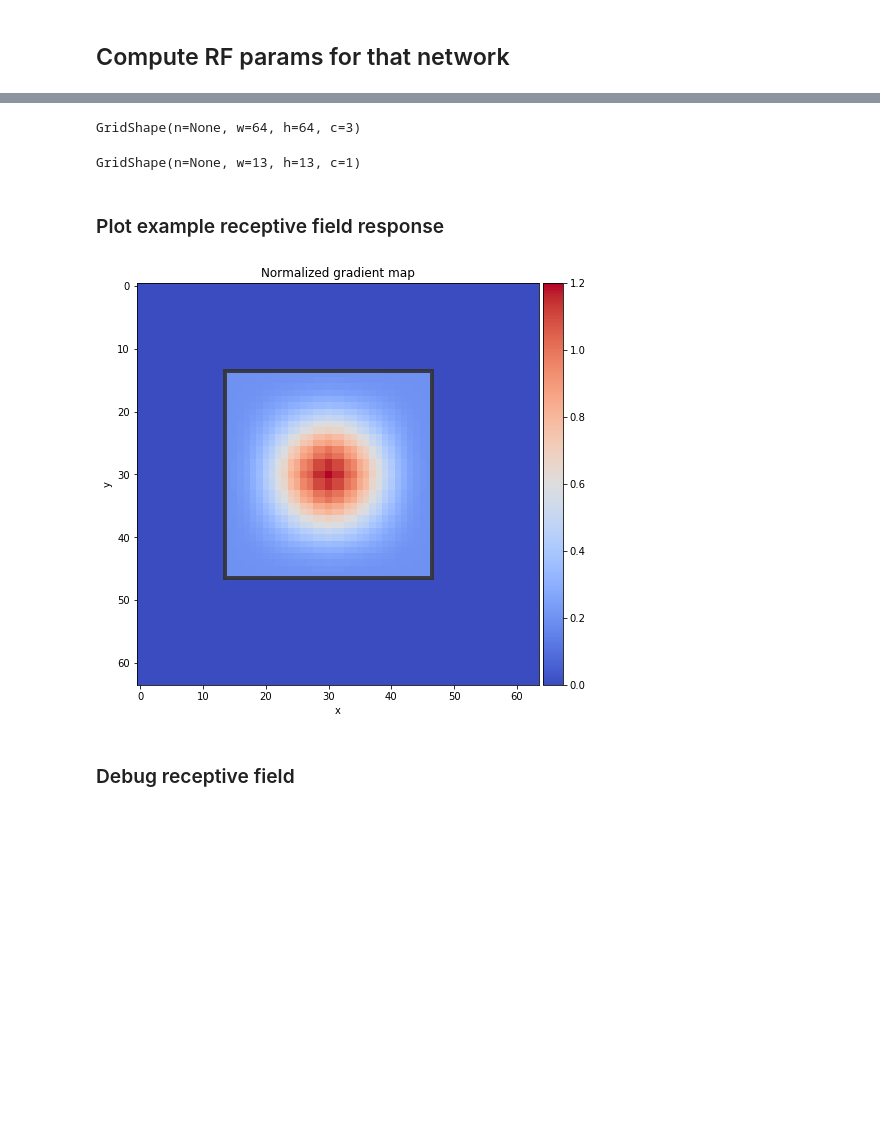
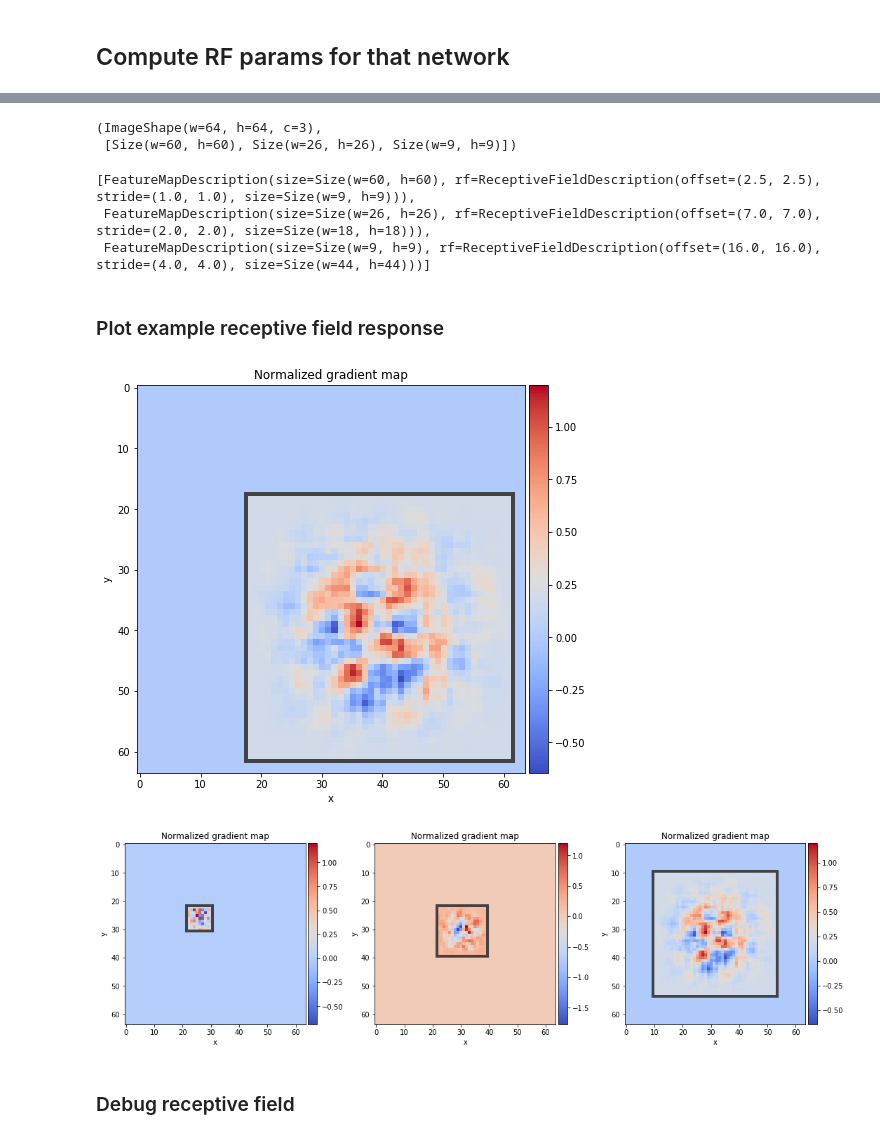
Before and after one commit to shelfwise/receptivefield, a Jupyter notebook: notebooks/keras_api.ipynb, the cells around one changed output, grey strips where cells are left out. Saved outputs shown, nothing was run; the diff lists cells and outputs as text; code cells hidden in the pictures; blank space fills up the shorter version.

```diff
--- a/notebooks/keras_api.ipynb
+++ b/notebooks/keras_api.ipynb
@@ -113,17 +112,24 @@ ReceptiveFieldDescription(offset=(6.5, 6.5), stride=(4.0, 4.0), size=Size(w=33,
 # %%
-rf.input_shape
+rf.input_shape, rf.output_shapes
 # %% [output]
-GridShape(n=None, w=64, h=64, c=3)
+(ImageShape(w=64, h=64, c=3),
+ [Size(w=60, h=60), Size(w=26, h=26), Size(w=9, h=9)])
 # %%
-rf.output_shape
+rf.feature_maps_desc
 # %% [output]
-GridShape(n=None, w=13, h=13, c=1)
+[FeatureMapDescription(size=Size(w=60, h=60), rf=ReceptiveFieldDescription(offset=(2.5, 2.5), stride=(1.0, 1.0), size=Size(w=9, h=9))),
+ FeatureMapDescription(size=Size(w=26, h=26), rf=ReceptiveFieldDescription(offset=(7.0, 7.0), stride=(2.0, 2.0), size=Size(w=18, h=18))),
+ FeatureMapDescription(size=Size(w=9, h=9), rf=ReceptiveFieldDescription(offset=(16.0, 16.0), stride=(4.0, 4.0), size=Size(w=44, h=44)))]
 # %% [markdown]
 ### Plot example receptive field response
 # %%
-rf.plot_gradient_at((6, 6), image=None, figsize=(7, 7))
+rf.plot_gradient_at(fm_id=2, point=(6, 6), image=None, figsize=(7, 7))
 # %% [output]
-[figure, old version]
+[figure, new version]
+# %%
+rf.plot_gradients_at(points=[(24, 24), (12, 12), (4, 4)], layout=(1, 3), figsize=(15, 8))
+# %% [output]
+[figure, added]
 # %% [markdown]
 ### Debug receptive field
 # %%
```
Also changed, not shown: parts of 12 cells of this notebook, 28 other files.
